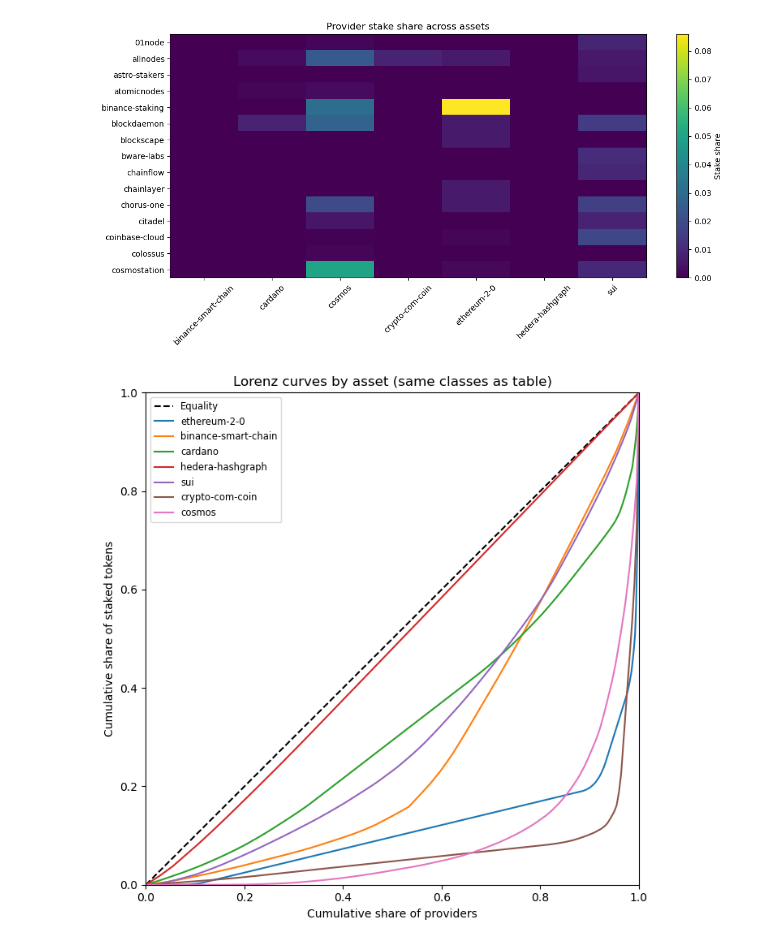
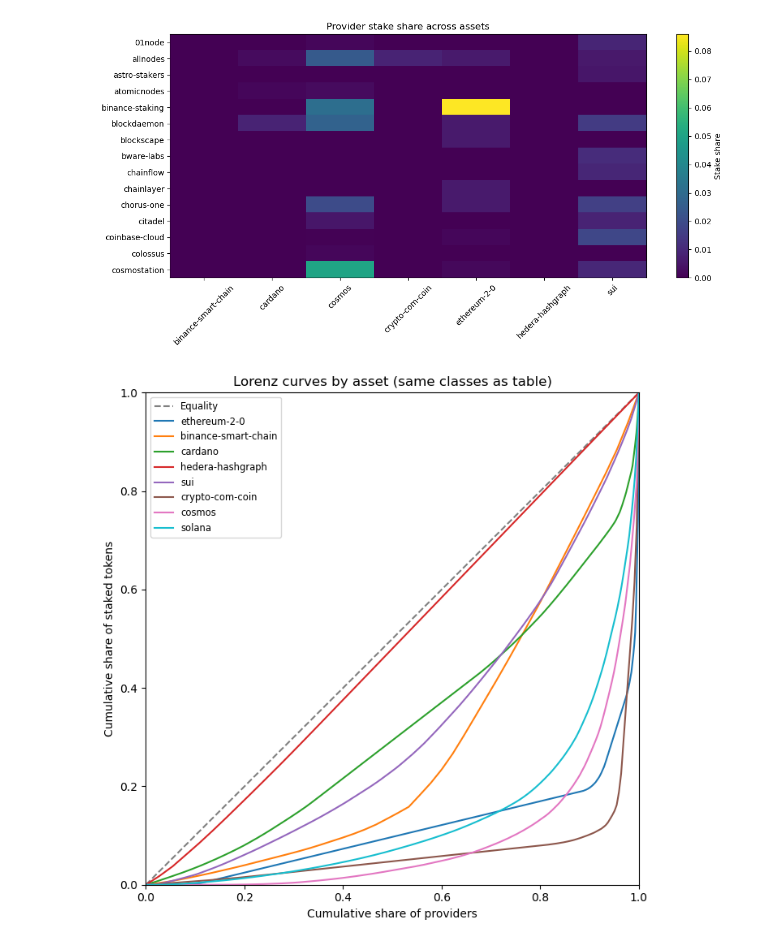
Before and after one commit to schwmi/StakingProviderConcentrationAnalysis, a Jupyter notebook: StakingRewardsAnalysis.ipynb, the cells around one changed output. Cells and saved outputs as stored; diff of their text form; code cells hidden in the pictures.

Commit message:
Add solona on chain data to analysis

```diff
--- a/StakingRewardsAnalysis.ipynb
+++ b/StakingRewardsAnalysis.ipynb
@@ -21,6 +21,12 @@ pd.set_option("display.max_rows", 300)
 from Helper import StakingRewardsAPIClient
 
 client = StakingRewardsAPIClient()
-status = client.get_billing_status()
-pprint(status)
+# The billing-status endpoint is the only live (non-cached) call in this
+# notebook. Guard it so the notebook can be re-run fully offline from the
+# committed api_response_cache/ (e.g. in CI or Docker) without an API key.
+try:
+    status = client.get_billing_status()
+    pprint(status)
+except Exception as e:
+    print(f"Skipping billing status (offline / no API credits): {e}")
 # %% [output]
@@ -1347,6 +1466,7 @@ def add_lorenz_curve_to_axis(
     label: str,
     split_residual: bool = True,
     min_residual_token_amount: float = 1.0,
+    **plot_kwargs,
 ):
     values, _, _ = _build_stake_values_with_residual(
         providers=providers,
@@ -1370,7 +1490,7 @@ def add_lorenz_curve_to_axis(
 
     x = [i / n for i in range(0, n + 1)]
 
-    ax.plot(x, y, label=label)
+    ax.plot(x, y, label=label, **plot_kwargs)
 
 import matplotlib.pyplot as plt
 
@@ -1380,38 +1500,53 @@ LORENZ_MIN_RESIDUAL_TOKEN_AMOUNT = RESIDUAL_MIN_TOKEN_AMOUNT
 
 fig, ax = plt.subplots(figsize=(7, 7))
 
-ax.plot([0, 1], [0, 1], "k--", label="Equality")
+# Explicit, well-separated color per asset so every curve (including Solana,
+# drawn in teal) is easy to tell apart; equality reference is light-gray dashed.
+LORENZ_COLORS = {
+    "ethereum-2-0": "#1f77b4",
+    "binance-smart-chain": "#ff7f0e",
+    "cardano": "#2ca02c",
+    "hedera-hashgraph": "#d62728",
+    "sui": "#9467bd",
+    "crypto-com-coin": "#8c564b",
+    "cosmos": "#e377c2",
+    "solana": "#17becf",
+}
+
+ax.plot([0, 1], [0, 1], "--", color="gray", label="Equality")
 
 for asset in df["asset"]:
     data = lorenz_inputs.get(asset)
     if not data:
         continue
 
     add_lorenz_curve_to_axis(
         ax=ax,
         providers=data["providers"],
         total_value=data["total_value"],
         label=asset,
         split_residual=LORENZ_SPLIT_RESIDUAL,
         min_residual_token_amount=LORENZ_MIN_RESIDUAL_TOKEN_AMOUNT,
+        color=LORENZ_COLORS.get(asset),
+        linewidth=1.5,
     )
 
 ax.set_xlim(0, 1)
 ax.set_ylim(0, 1)
 ax.set_xlabel("Cumulative share of providers")
 ax.set_ylabel("Cumulative share of staked tokens")
 ax.set_title("Lorenz curves by asset (same classes as table)")
 ax.legend(loc="upper left", fontsize="small")
 
 plt.tight_layout()
 
 plt.savefig(
     "figures/lorenz_curve.pdf",
     format="pdf",
     bbox_inches="tight",
 )
 # %% [output]
-[figure, old version]
+[figure, new version]
 # %%
 # Quadrant scatter plot
 import matplotlib.pyplot as plt
```
Also changed, not shown: parts of 9 cells of this notebook, 5 other files.
